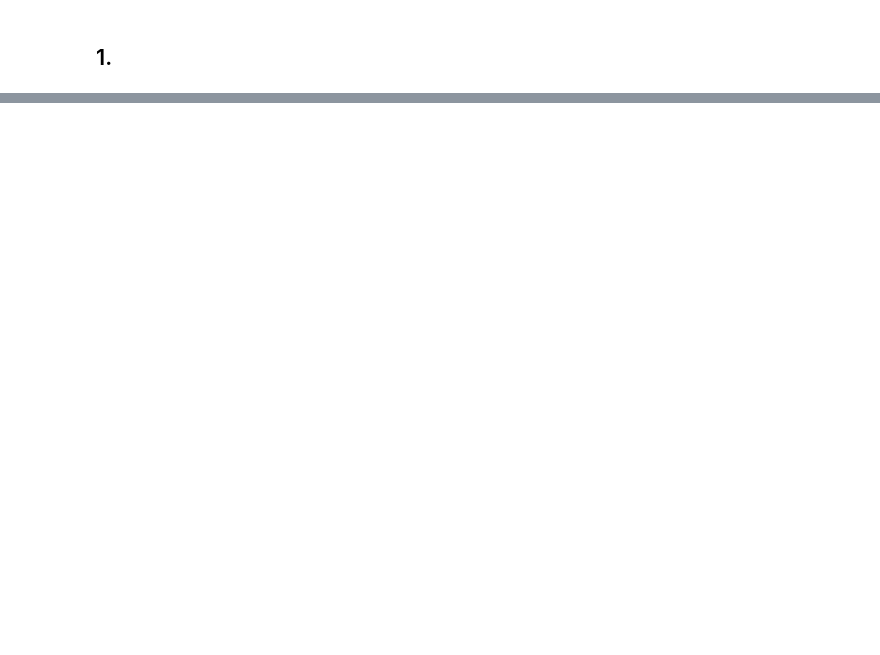
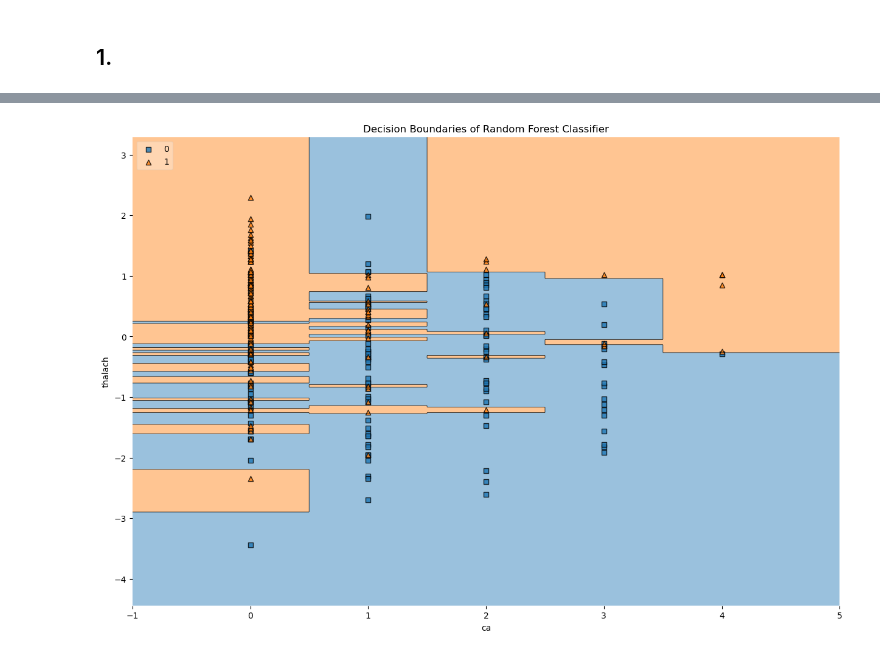
Before and after one commit to sayan750/Machine-Learning-Course, a Jupyter notebook: 14 April Assignment.ipynb, the cells around one changed output, grey strips where cells are left out. Saved outputs shown, nothing was run; the diff lists cells and outputs as text; code cells hidden in the pictures; blank space fills up the shorter version.

```diff
--- a/14 April Assignment.ipynb
+++ b/14 April Assignment.ipynb
@@ -176,0 +211,7 @@ Accuracy of the Voting Classifier on the Iris dataset: 1.00
+# %%
+top_two_features = importance_df.head(2)['Feature'].tolist()
+# %%
+df_plot = df[top_two_features + ['target']]
+# %%
+X_plot = df_plot[top_two_features]
+y_plot = df_plot['target']
@@ -176,0 +240,12 @@ Accuracy of the Voting Classifier on the Iris dataset: 1.00
+# %%
+rf_classifier_plot = RandomForestClassifier(n_estimators=100, max_depth=10, random_state=42)
+rf_classifier_plot.fit(X_plot, y_plot)
+
+plt.figure(figsize=(15,10))
+plot_decision_regions(X_plot.values, y_plot.values, clf=rf_classifier_plot, legend=2)
+plt.xlabel(top_two_features[0])
+plt.ylabel(top_two_features[1])
+plt.title('Decision Boundaries of Random Forest Classifier')
+plt.show()
+# %% [output]
+[figure, added]
```
Also changed, not shown: parts of 57 cells of this notebook.
